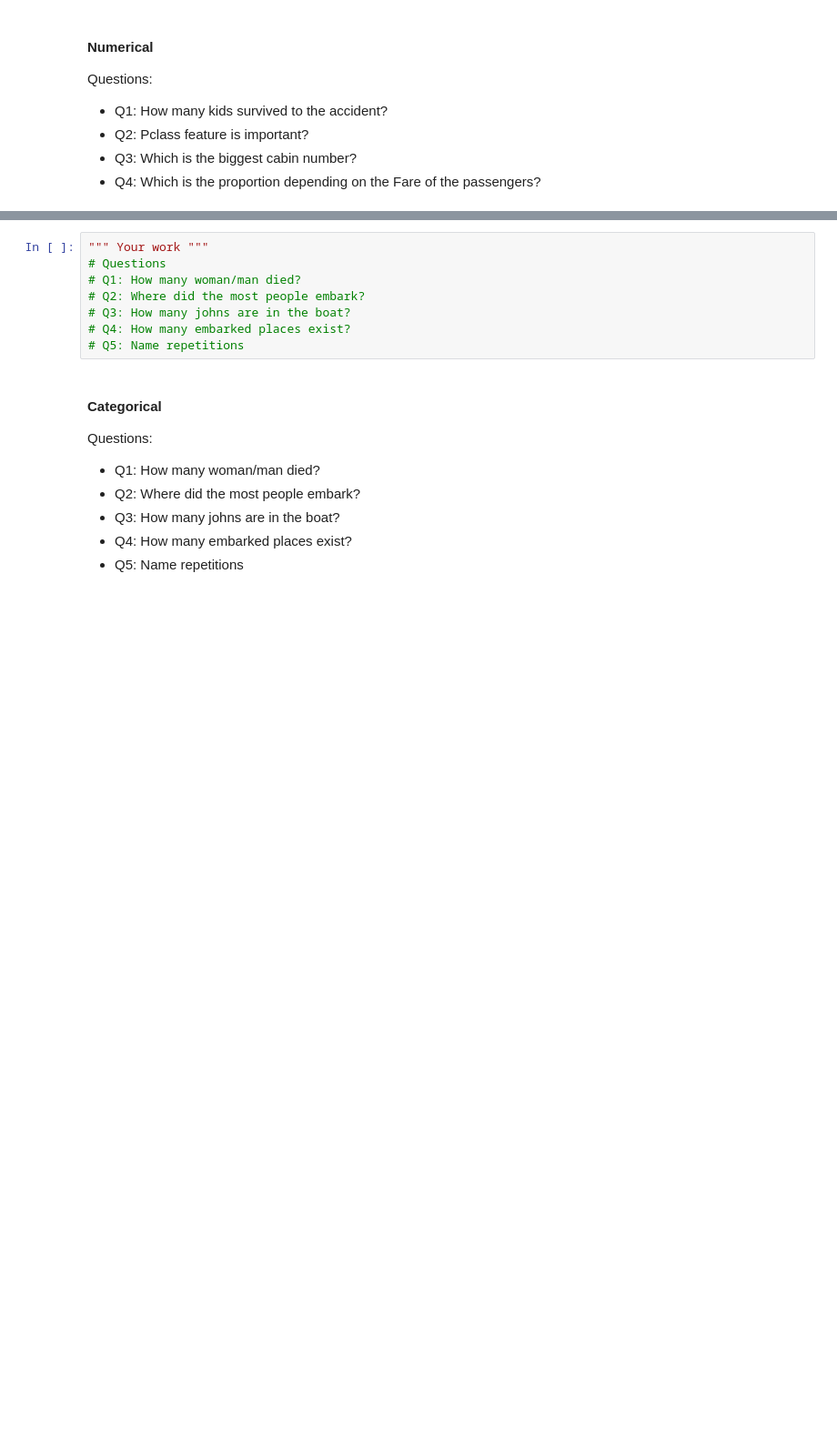
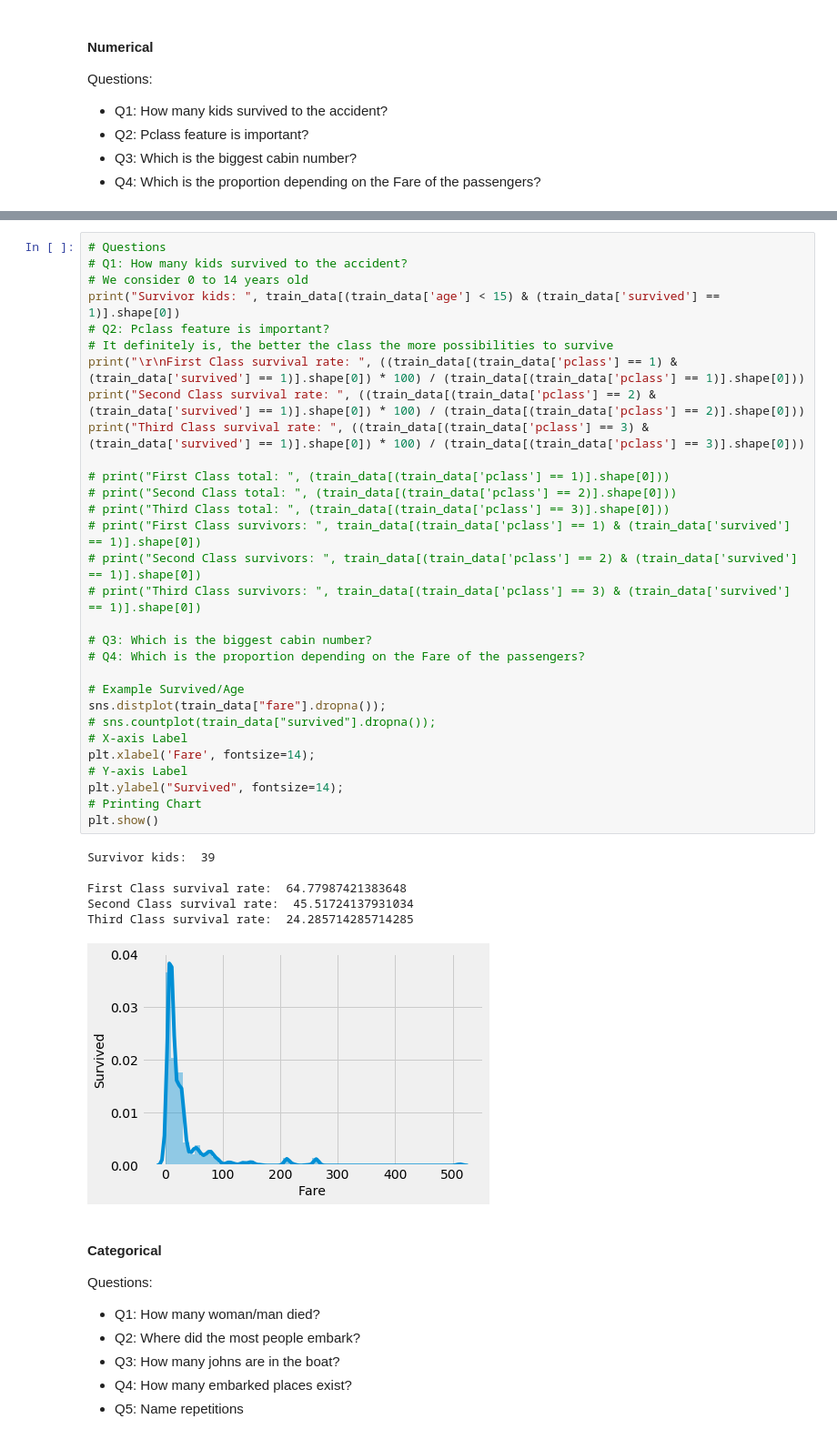
Before and after one commit to bzminds/machineLearningCourse, a Jupyter notebook: Week1/Week1.ipynb, the cells around one changed output, grey strips where cells are left out. Shown at 91% size. Drawn from its saved outputs; the diff is of its cells as text; blank space fills up the shorter version.

```diff
--- a/Week1/Week1.ipynb
+++ b/Week1/Week1.ipynb
@@ -96,11 +116,40 @@ plt.show()
-# %%
-""" Your work """
-# Questions
-# Q1: How many woman/man died?
-# Q2: Where did the most people embark?
-# Q3: How many johns are in the boat?
-# Q4: How many embarked places exist?
-# Q5: Name repetitions
+# %%
+# Questions
+# Q1: How many kids survived to the accident?
+# We consider 0 to 14 years old
+print("Survivor kids: ", train_data[(train_data['age'] < 15) & (train_data['survived'] == 1)].shape[0])
+# Q2: Pclass feature is important?
+# It definitely is, the better the class the more possibilities to survive
+print("\r\nFirst Class survival rate: ", ((train_data[(train_data['pclass'] == 1) & (train_data['survived'] == 1)].shape[0]) * 100) / (train_data[(train_data['pclass'] == 1)].shape[0]))
+print("Second Class survival rate: ", ((train_data[(train_data['pclass'] == 2) & (train_data['survived'] == 1)].shape[0]) * 100) / (train_data[(train_data['pclass'] == 2)].shape[0]))
+print("Third Class survival rate: ", ((train_data[(train_data['pclass'] == 3) & (train_data['survived'] == 1)].shape[0]) * 100) / (train_data[(train_data['pclass'] == 3)].shape[0]))
+
+# print("First Class total: ", (train_data[(train_data['pclass'] == 1)].shape[0]))
+# print("Second Class total: ", (train_data[(train_data['pclass'] == 2)].shape[0]))
+# print("Third Class total: ", (train_data[(train_data['pclass'] == 3)].shape[0]))
+# print("First Class survivors: ", train_data[(train_data['pclass'] == 1) & (train_data['survived'] == 1)].shape[0])
+# print("Second Class survivors: ", train_data[(train_data['pclass'] == 2) & (train_data['survived'] == 1)].shape[0])
+# print("Third Class survivors: ", train_data[(train_data['pclass'] == 3) & (train_data['survived'] == 1)].shape[0])
+
+# Q3: Which is the biggest cabin number?
+# Q4: Which is the proportion depending on the Fare of the passengers?
+
+# Example Survived/Age
+sns.distplot(train_data["fare"].dropna());
+# sns.countplot(train_data["survived"].dropna());
+# X-axis Label
+plt.xlabel('Fare', fontsize=14);
+# Y-axis Label
+plt.ylabel("Survived", fontsize=14);
+# Printing Chart
+plt.show()
+# %% [output]
+Survivor kids:  39
+
+First Class survival rate:  64.77987421383648
+Second Class survival rate:  45.51724137931034
+Third Class survival rate:  24.285714285714285
+[figure, added]
 # %% [markdown]
 #### Categorical
 Questions:
```
Also changed, not shown: parts of 5 cells of this notebook, 1 other file.
